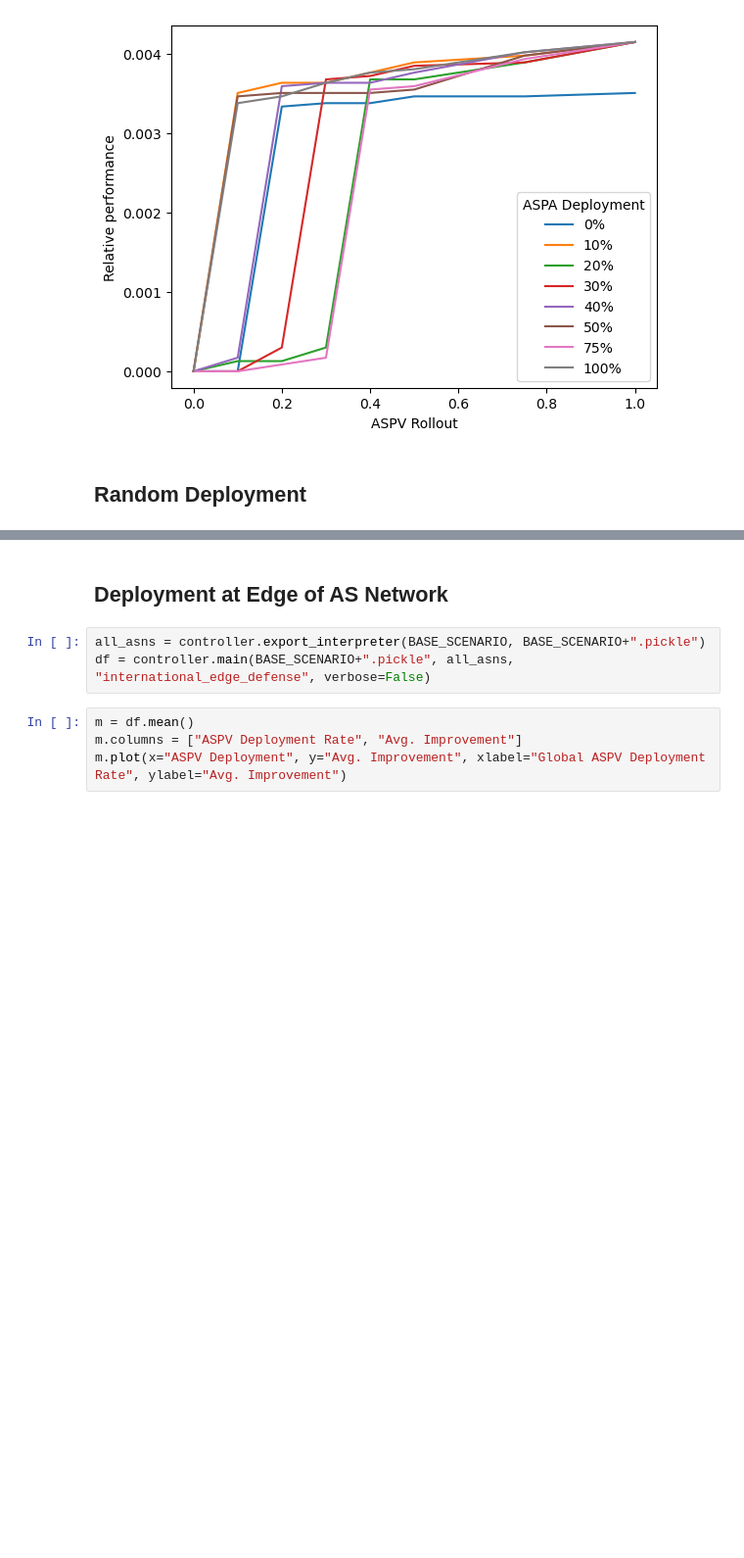
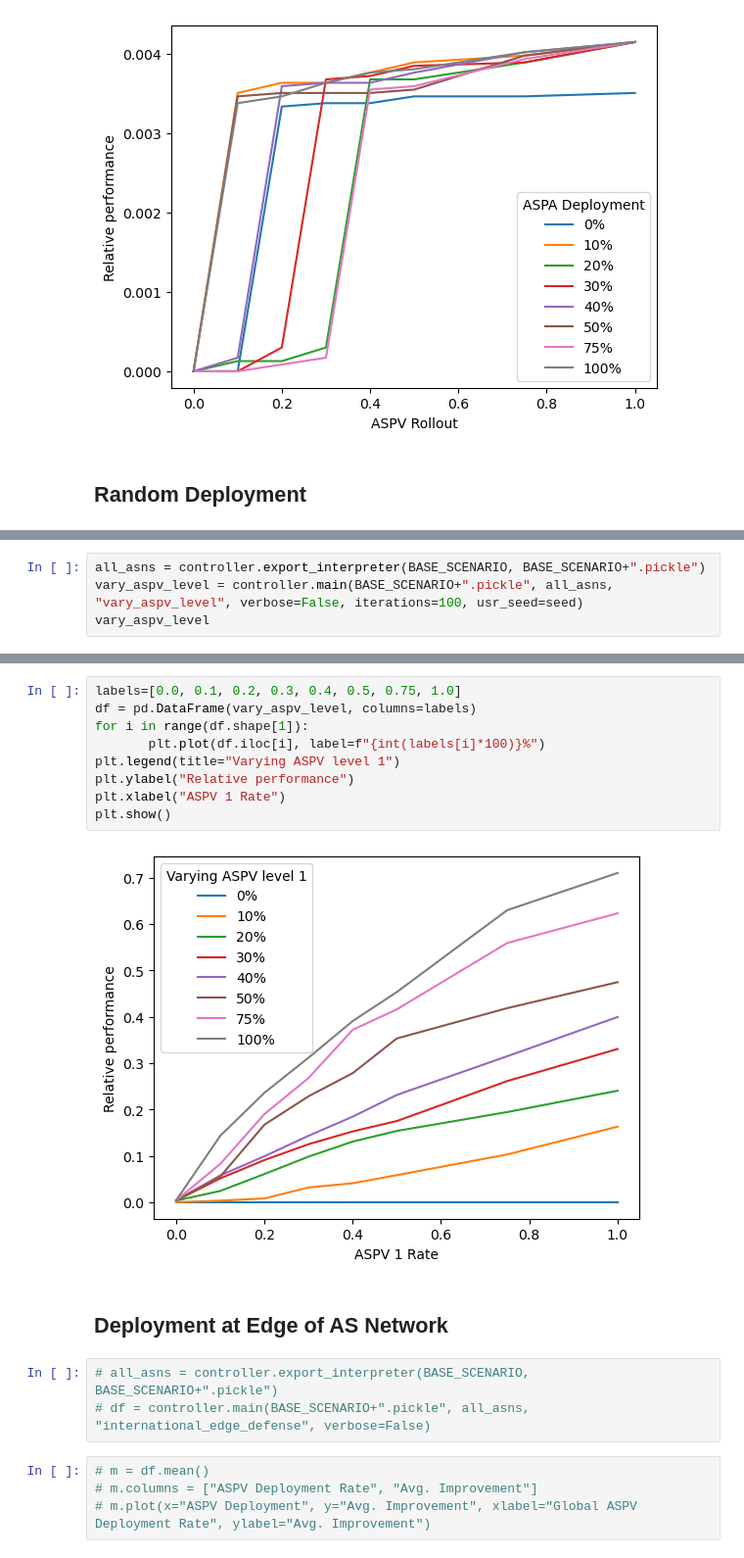
Before and after one commit to TianWong/LOTUS, a Jupyter notebook: controller_workbook.ipynb, the cells around one changed output, grey strips where cells are left out. Shown at 98% size. Saved outputs shown, nothing was run; the diff lists cells and outputs as text; blank space fills up the shorter version.

```diff
--- a/controller_workbook.ipynb
+++ b/controller_workbook.ipynb
@@ -128,0 +192,4 @@ m.plot(x="ASPV Deployment", y="Avg. Improvement", xlabel="Global ASPV Deployment
+# %%
+all_asns = controller.export_interpreter(BASE_SCENARIO, BASE_SCENARIO+".pickle")
+vary_aspv_level = controller.main(BASE_SCENARIO+".pickle", all_asns, "vary_aspv_level", verbose=False, iterations=100, usr_seed=seed)
+vary_aspv_level
@@ -129,9 +213,20 @@ m.plot(x="ASPV Deployment", y="Avg. Improvement", xlabel="Global ASPV Deployment
+# %%
+labels=[0.0, 0.1, 0.2, 0.3, 0.4, 0.5, 0.75, 1.0]
+df = pd.DataFrame(vary_aspv_level, columns=labels)
+for i in range(df.shape[1]):
+       plt.plot(df.iloc[i], label=f"{int(labels[i]*100)}%")
+plt.legend(title="Varying ASPV level 1")
+plt.ylabel("Relative performance")
+plt.xlabel("ASPV 1 Rate")
+plt.show()
+# %% [output]
+[figure, added]
 # %% [markdown]
 ## Deployment at Edge of AS Network
 # %%
-all_asns = controller.export_interpreter(BASE_SCENARIO, BASE_SCENARIO+".pickle")
-df = controller.main(BASE_SCENARIO+".pickle", all_asns, "international_edge_defense", verbose=False)
+# all_asns = controller.export_interpreter(BASE_SCENARIO, BASE_SCENARIO+".pickle")
+# df = controller.main(BASE_SCENARIO+".pickle", all_asns, "international_edge_defense", verbose=False)
 # %%
-m = df.mean()
-m.columns = ["ASPV Deployment Rate", "Avg. Improvement"]
-m.plot(x="ASPV Deployment", y="Avg. Improvement", xlabel="Global ASPV Deployment Rate", ylabel="Avg. Improvement")
+# m = df.mean()
+# m.columns = ["ASPV Deployment Rate", "Avg. Improvement"]
+# m.plot(x="ASPV Deployment", y="Avg. Improvement", xlabel="Global ASPV Deployment Rate", ylabel="Avg. Improvement")
```
Also changed, not shown: parts of 7 cells of this notebook, 4 other files.
